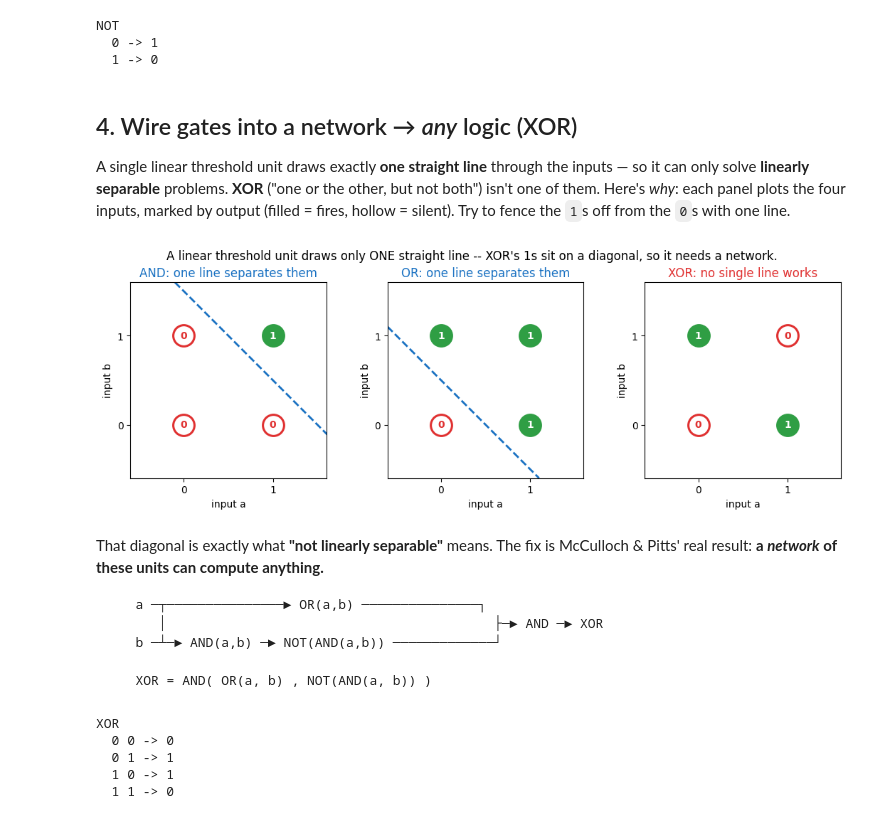
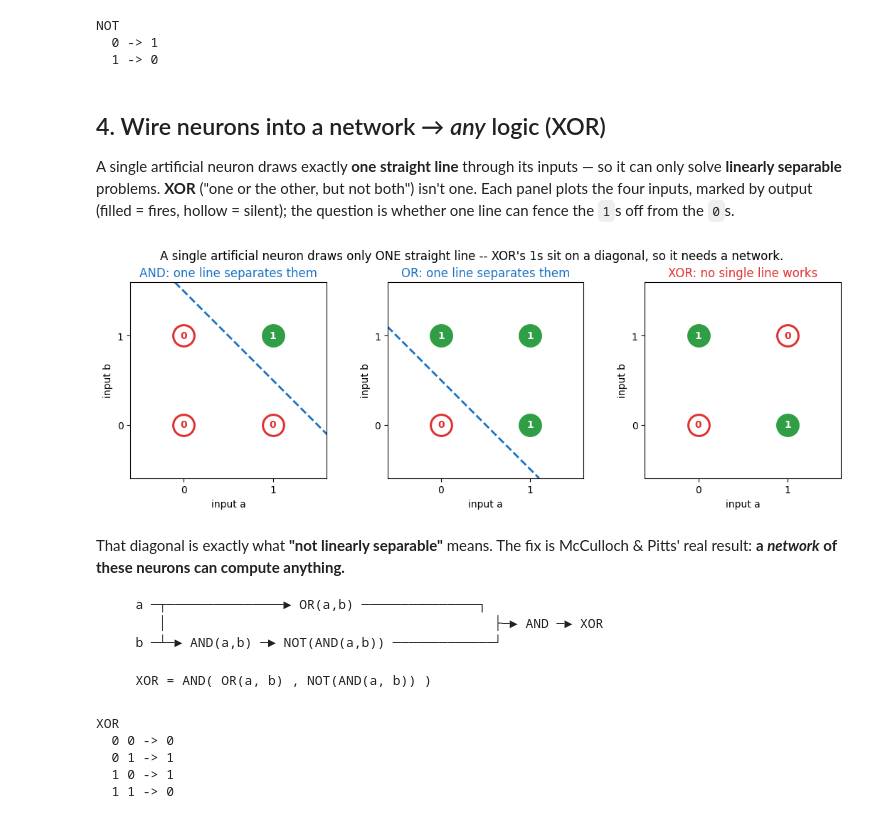
Before and after one commit to averagejoeslab/threshold-logic-unit, a Jupyter notebook: neuron.ipynb, the cells around one changed output. Drawn from its saved outputs; the diff is of its cells as text; code cells hidden in the pictures.

````diff
--- a/ltu.ipynb
+++ b/neuron.ipynb
@@ -107,48 +149,47 @@ NOT
   0 -> 1
   1 -> 0
 # %% [markdown]
-## 4. Wire gates into a network → *any* logic (XOR)
+## 4. Wire neurons into a network → *any* logic (XOR)
 
-A single linear threshold unit draws exactly **one straight line** through the inputs — so it can only solve **linearly separable** problems. **XOR** ("one or the other, but not both") isn't one of them. Here's *why*: each panel plots the four inputs, marked by output (filled = fires, hollow = silent). Try to fence the `1`s off from the `0`s with one line.
+A single artificial neuron draws exactly **one straight line** through its inputs — so it can only solve **linearly separable** problems. **XOR** ("one or the other, but not both") isn't one. Each panel plots the four inputs, marked by output (filled = fires, hollow = silent); the question is whether one line can fence the `1`s off from the `0`s.
 # %%
 import matplotlib.pyplot as plt
 
 def XOR(a, b):
-    return AND(OR(a, b), NOT(AND(a, b)))   # a network of three gates we already built
+    return AND(OR(a, b), NOT(AND(a, b)))   # a network of three neurons we already built
 
-# the neuron's OWN decision boundary: a linear threshold unit fires when
-# a+b >= threshold, so the separating line is a+b = threshold-0.5 (derived from
-# each gate's threshold, not drawn by hand).
+# the neuron's OWN decision boundary: it fires when a+b >= threshold, so the
+# separating line is a+b = threshold-0.5 (derived from each gate's threshold).
 gate_threshold = {"AND": 2, "OR": 1}
 def boundary_line(theta):
     c = theta - 0.5
     return [c - 1.6, c + 0.6], [1.6, -0.6]            # two endpoints on the line a+b = c
 
 fig, axes = plt.subplots(1, 3, figsize=(11, 3.7))
 for ax, (name, gate) in zip(axes, [("AND", AND), ("OR", OR), ("XOR", XOR)]):
     for a in (0, 1):
         for b in (0, 1):
-            out = gate(a, b)
+            out = gate(a, b)                              # the ACTUAL neuron's output
             ax.scatter(a, b, s=460, zorder=3,
                        c=("#2f9e44" if out else "white"),
                        edgecolors=("#2f9e44" if out else "#e03131"), linewidths=2.2)
             ax.text(a, b, str(out), ha="center", va="center", zorder=4,
                     color=("white" if out else "#e03131"), fontweight="bold")
     if name in gate_threshold:
         ax.plot(*boundary_line(gate_threshold[name]), "--", color="#1971c2", lw=2)
         ax.set_title(f"{name}: one line separates them", color="#1971c2")
     else:
         ax.set_title("XOR: no single line works", color="#e03131")
     ax.set_xlim(-0.6, 1.6); ax.set_ylim(-0.6, 1.6); ax.set_aspect("equal")
     ax.set_xticks([0, 1]); ax.set_yticks([0, 1])
     ax.set_xlabel("input a"); ax.set_ylabel("input b")
 
-fig.suptitle("A linear threshold unit draws only ONE straight line -- XOR's 1s sit on a diagonal, so it needs a network.")
+fig.suptitle("A single artificial neuron draws only ONE straight line -- XOR's 1s sit on a diagonal, so it needs a network.")
 plt.tight_layout(); plt.show()
 # %% [output]
-[figure, old version]
+[figure, new version]
 # %% [markdown]
-That diagonal is exactly what **"not linearly separable"** means. The fix is McCulloch & Pitts' real result: **a *network* of these units can compute anything.**
+That diagonal is exactly what **"not linearly separable"** means. The fix is McCulloch & Pitts' real result: **a *network* of these neurons can compute anything.**
 
 ```
    a ─┬───────────────► OR(a,b) ───────────────┐
````
Also changed, not shown: parts of 11 cells of this notebook, 2 other files.
